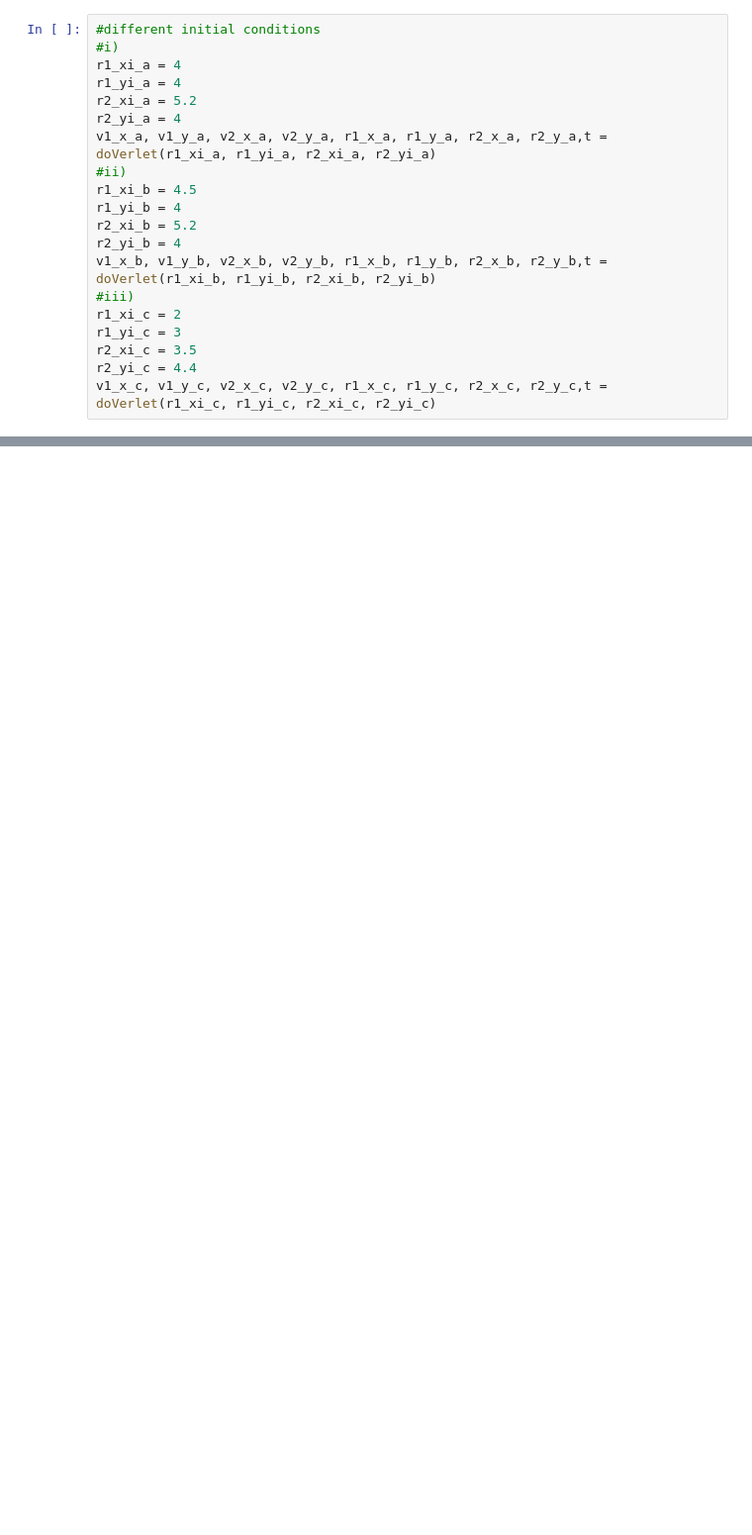
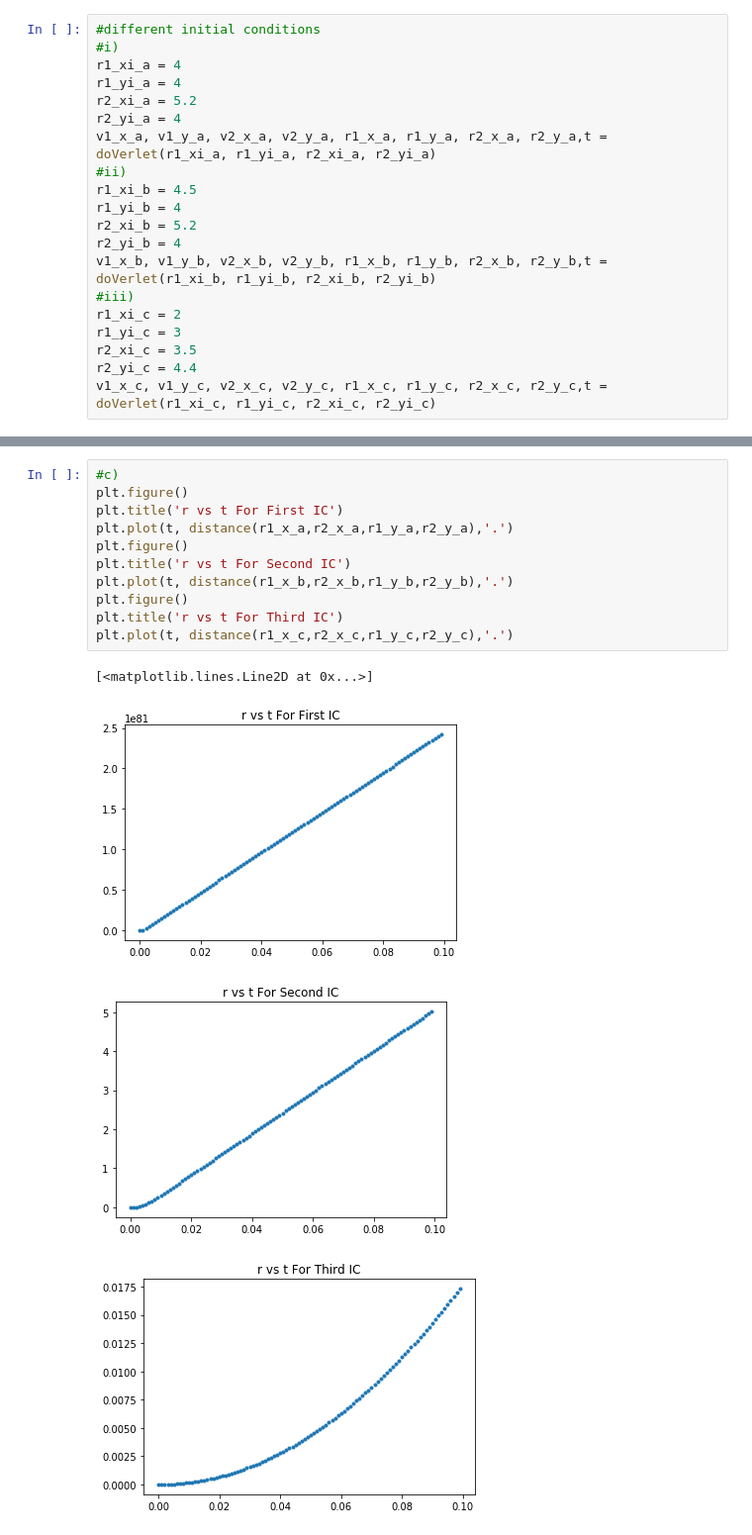
Before and after one commit to andrewkhardy/PHY-407, a Jupyter notebook: Lab06_Q2.ipynb, the cells around one changed output, grey strips where cells are left out. Shown at 99% size. Drawn from its saved outputs; the diff is of its cells as text; blank space fills up the shorter version.

```diff
--- a/Lab06_Q2.ipynb
+++ b/Lab06_Q2.ipynb
@@ -273,0 +276,16 @@ plt.legend()
+# %%
+#c)
+plt.figure()
+plt.title('r vs t For First IC')
+plt.plot(t, distance(r1_x_a,r2_x_a,r1_y_a,r2_y_a),'.')
+plt.figure()
+plt.title('r vs t For Second IC')
+plt.plot(t, distance(r1_x_b,r2_x_b,r1_y_b,r2_y_b),'.')
+plt.figure()
+plt.title('r vs t For Third IC')
+plt.plot(t, distance(r1_x_c,r2_x_c,r1_y_c,r2_y_c),'.')
+# %% [output]
+[<matplotlib.lines.Line2D at 0x...>]
+[figure, added]
+[figure, added]
+[figure, added]
```
Also changed, not shown: parts of 5 cells of this notebook.
